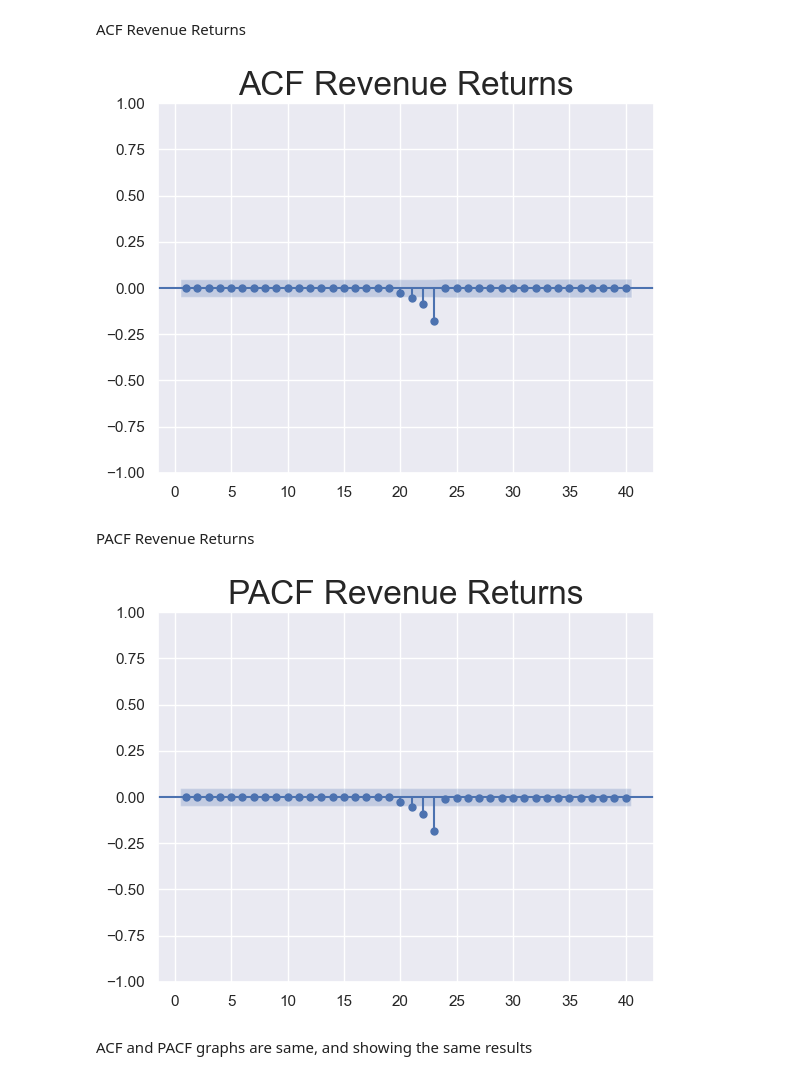
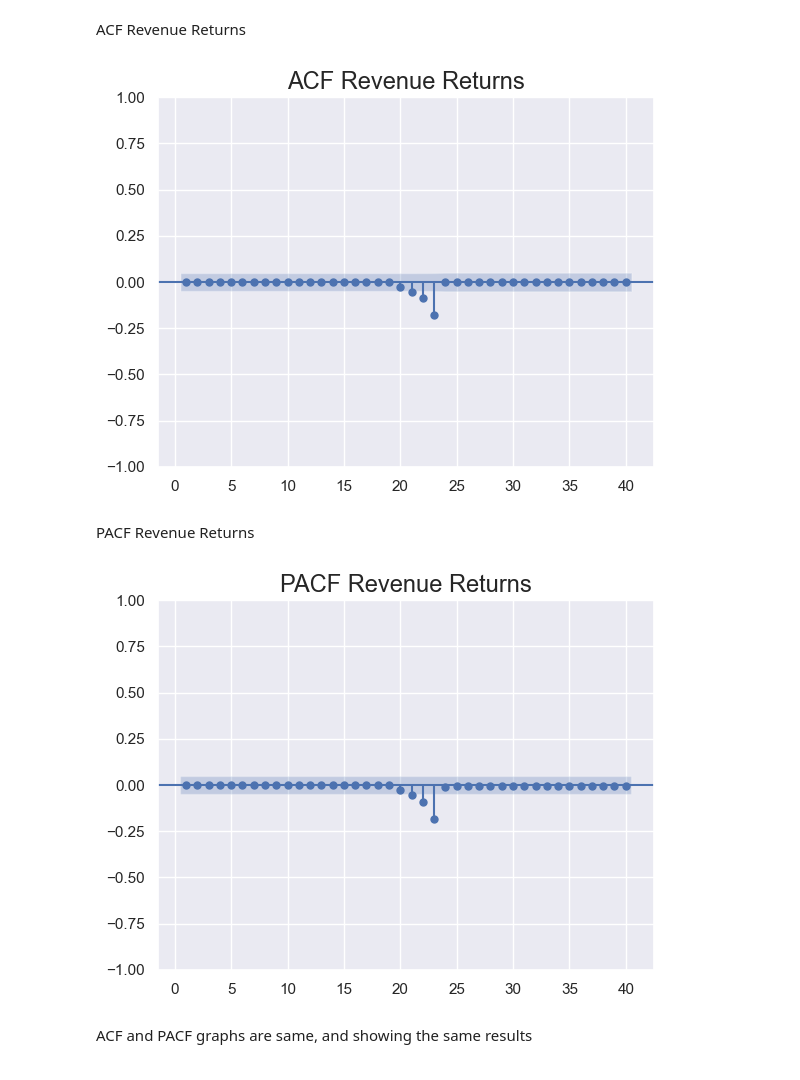
Before and after one commit to Mukhammadkodir27/Advanced_Python, a Jupyter notebook: Machine_Learning/Time-Series/00_Time-Series.ipynb, the cells around one changed output. Cells and saved outputs as stored; diff of their text form; code cells hidden in the pictures.

```diff
--- a/Machine_Learning/Time-Series/00_Time-Series.ipynb
+++ b/Machine_Learning/Time-Series/00_Time-Series.ipynb
@@ -900,18 +878,18 @@ Also, look at first value which is test statistics, it is -11.87, it is smaller
 ACF Revenue Returns
 # %%
 sgt.plot_acf(df.returns, lags = 40, zero = False)
-plt.title('ACF Revenue Returns', size = 24)
+plt.title('ACF Revenue Returns', size = 17)
 plt.show()
 # %% [output]
-[figure, old version]
+[figure, new version]
 # %% [markdown]
 PACF Revenue Returns
 # %%
 sgt.plot_pacf(df.returns, lags = 40, zero = False, method = ('ols'))
-plt.title('PACF Revenue Returns', size = 24)
+plt.title('PACF Revenue Returns', size = 17)
 plt.show()
 # %% [output]
-[figure, old version]
+[figure, new version]
 # %% [markdown]
 ACF and PACF graphs are same, and showing the same results
 # %% [markdown]
```
Also changed, not shown: parts of 56 cells of this notebook.
